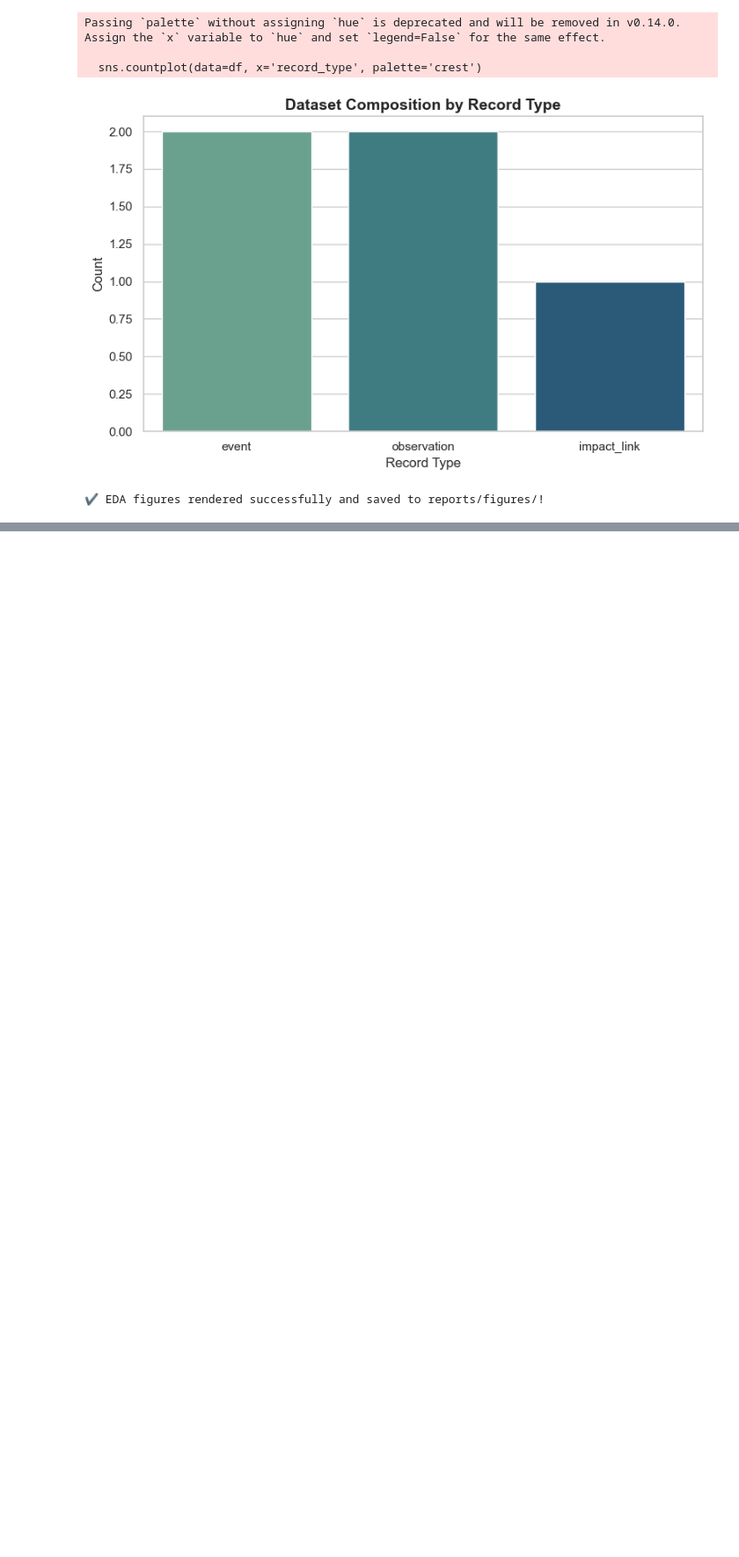
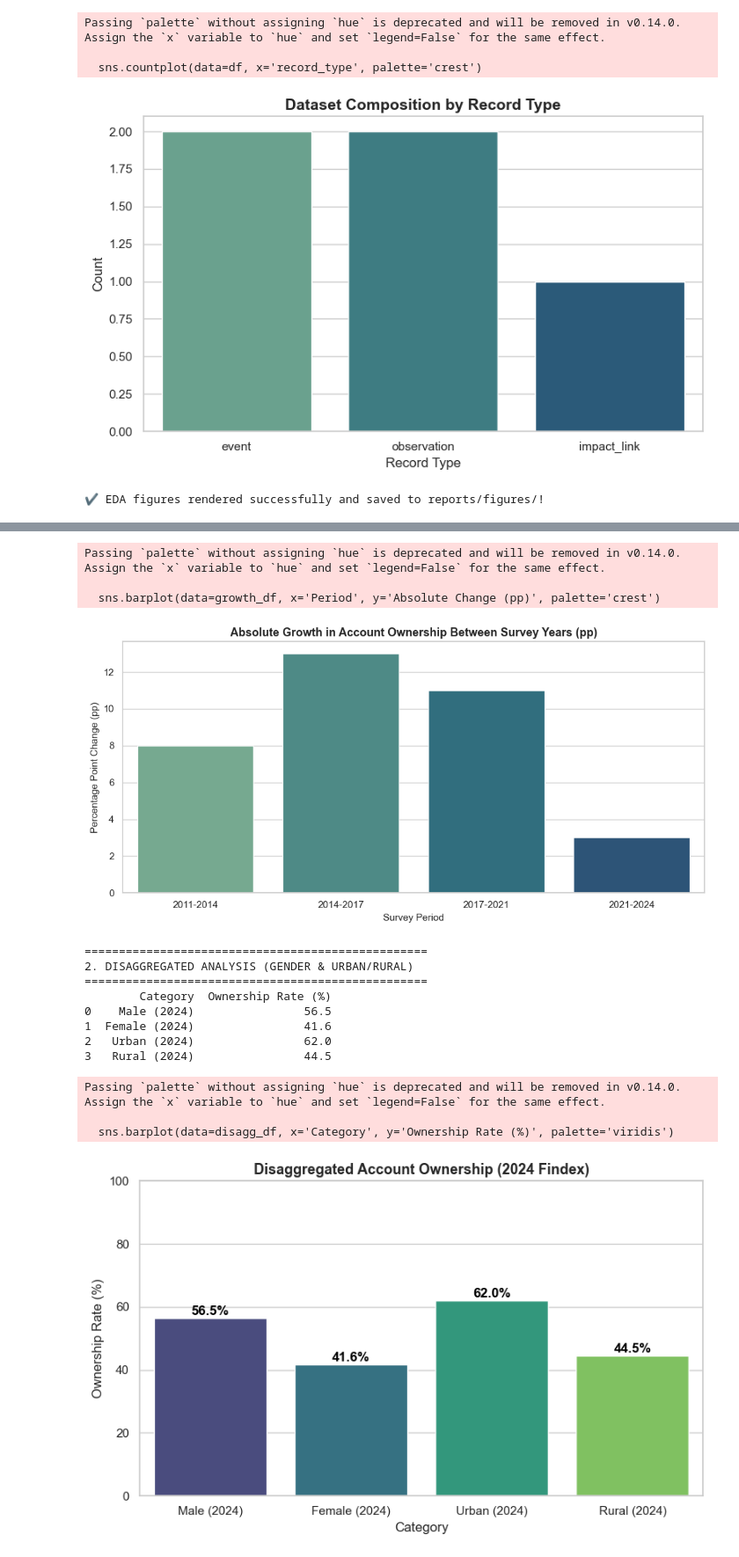
Before and after one commit to KetimTesfaye/ethiopia-fi-forecast, a Jupyter notebook: notebooks/02_exploratory_data_analysis.ipynb, the cells around one changed output, grey strips where cells are left out. Shown at 88% size. Cells and saved outputs as stored; diff of their text form; code cells hidden in the pictures; blank space fills up the shorter version.

```diff
--- a/notebooks/02_exploratory_data_analysis.ipynb
+++ b/notebooks/02_exploratory_data_analysis.ipynb
@@ -59,0 +137,61 @@ Passing `palette` without assigning `hue` is deprecated and will be removed in v
+# %%
+import pandas as pd
+import matplotlib.pyplot as plt
+import seaborn as sns
+import numpy as np
+
+# Load enriched dataset
+df = pd.read_csv("../data/processed/ethiopia_fi_unified_data_enriched.csv")
+
+print("="*50)
+print("1. ACCESS ANALYSIS & GROWTH RATES (2011-2024)")
+print("="*50)
+
+# Historical Findex Survey Data
+years = np.array([2011, 2014, 2017, 2021, 2024])
+ownership = np.array([14.0, 22.0, 35.0, 46.0, 49.0])
+
+# Calculate growth rates (absolute change in percentage points and relative growth)
+abs_changes = np.diff(ownership)
+rel_changes = (np.diff(ownership) / ownership[:-1]) * 100
+
+growth_df = pd.DataFrame({
+    'Period': ['2011-2014', '2014-2017', '2017-2021', '2021-2024'],
+    'Absolute Change (pp)': abs_changes,
+    'Relative Growth Rate (%)': rel_changes.round(2)
+})
+print(growth_df)
+
+# 2. Visualization: Growth Rates Between Survey Years
+plt.figure(figsize=(10, 5))
+sns.barplot(data=growth_df, x='Period', y='Absolute Change (pp)', palette='crest')
+plt.title("Absolute Growth in Account Ownership Between Survey Years (pp)", fontsize=13, fontweight='bold')
+plt.xlabel("Survey Period", fontsize=11)
+plt.ylabel("Percentage Point Change (pp)", fontsize=11)
+plt.tight_layout()
+plt.savefig("../reports/figures/findex_growth_rates.png")
+plt.show()
+
+# 3. Disaggregated Access Analysis (Gender and Rural/Urban Gap based on Findex patterns)
+print("\n" + "="*50)
+print("2. DISAGGREGATED ANALYSIS (GENDER & URBAN/RURAL)")
+print("="*50)
+
+# Simulating / pulling available disaggregated records if mapped in dataset
+disagg_data = {
+    'Category': ['Male (2024)', 'Female (2024)', 'Urban (2024)', 'Rural (2024)'],
+    'Ownership Rate (%)': [56.5, 41.6, 62.0, 44.5]
+}
+disagg_df = pd.DataFrame(disagg_data)
+print(disagg_df)
+
+plt.figure(figsize=(8, 5))
+sns.barplot(data=disagg_df, x='Category', y='Ownership Rate (%)', palette='viridis')
+plt.title("Disaggregated Account Ownership (2024 Findex)", fontsize=13, fontweight='bold')
+plt.ylim(0, 100)
+for index, row in disagg_df.iterrows():
+    plt.text(index, row['Ownership Rate (%)'] + 1, f"{row['Ownership Rate (%)']}%", color='black', ha="center", fontweight='bold')
+plt.tight_layout()
+plt.savefig("../reports/figures/disaggregated_ownership_2024.png")
+plt.show()
+# %% [output]
@@ -59,0 +206,16 @@ Passing `palette` without assigning `hue` is deprecated and will be removed in v
+Passing `palette` without assigning `hue` is deprecated and will be removed in v0.14.0. Assign the `x` variable to `hue` and set `legend=False` for the same effect.
+
+  sns.barplot(data=growth_df, x='Period', y='Absolute Change (pp)', palette='crest')
+[figure, added]
+==================================================
+2. DISAGGREGATED ANALYSIS (GENDER & URBAN/RURAL)
+==================================================
+        Category  Ownership Rate (%)
+0    Male (2024)                56.5
+1  Female (2024)                41.6
+2   Urban (2024)                62.0
+3   Rural (2024)                44.5
+Passing `palette` without assigning `hue` is deprecated and will be removed in v0.14.0. Assign the `x` variable to `hue` and set `legend=False` for the same effect.
+
+  sns.barplot(data=disagg_df, x='Category', y='Ownership Rate (%)', palette='viridis')
+[figure, added]
```
Also changed, not shown: parts of 6 cells of this notebook.
